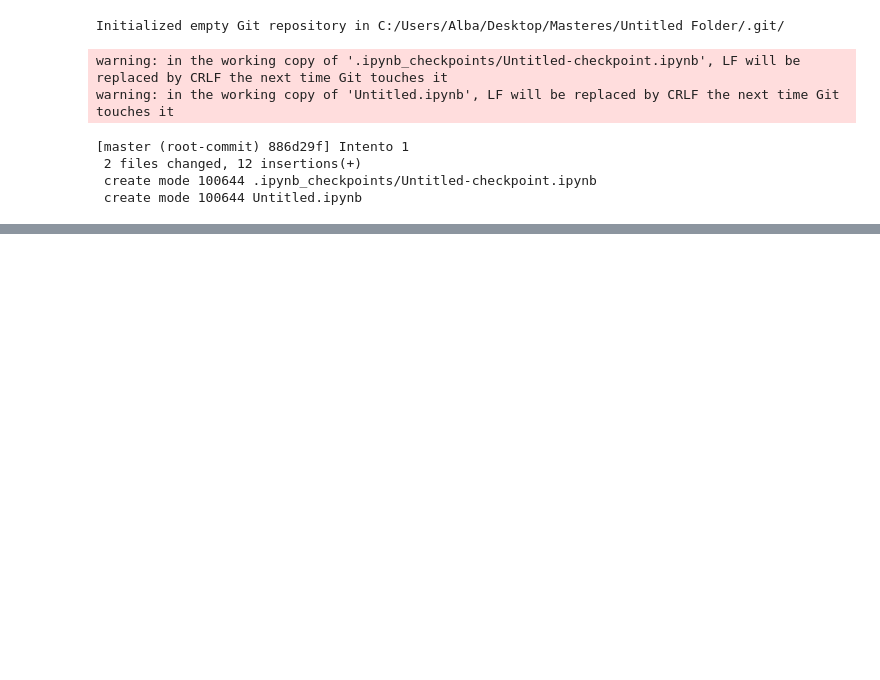
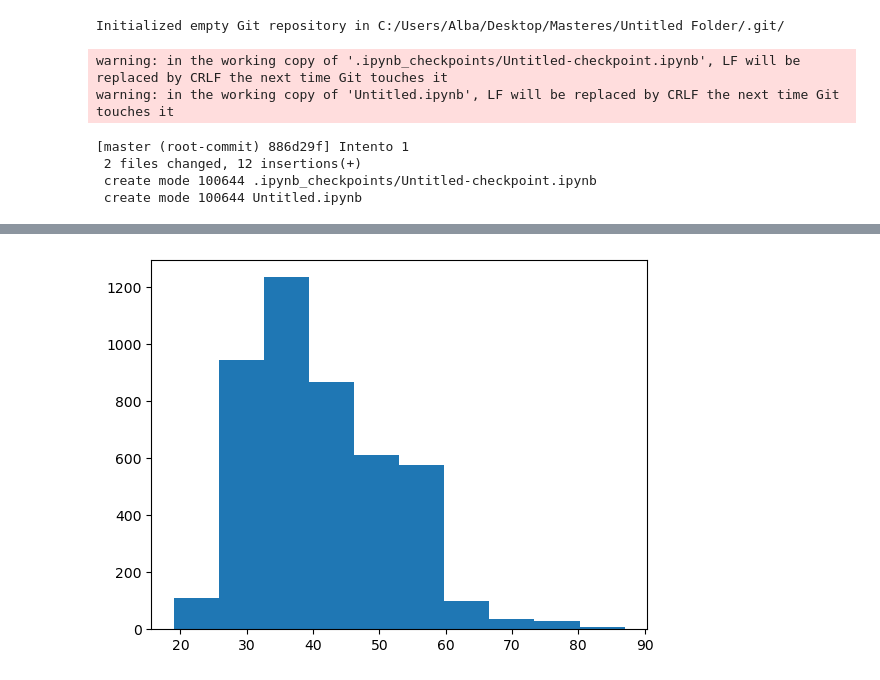
Before and after one commit to albagomezz/Pruebas, a Jupyter notebook: Untitled.ipynb, the cells around one changed output, grey strips where cells are left out. Cells and saved outputs as stored; diff of their text form; code cells hidden in the pictures; blank space fills up the shorter version.

```diff
--- a/Untitled.ipynb
+++ b/Untitled.ipynb
@@ -18,0 +113,6 @@ warning: in the working copy of 'Untitled.ipynb', LF will be replaced by CRLF th
+# %%
+plt.figure()
+plt.hist(data['age'])
+plt.show()
+# %% [output]
+[figure, added]
```
Also changed, not shown: parts of 20 cells of this notebook, 4 other files.
